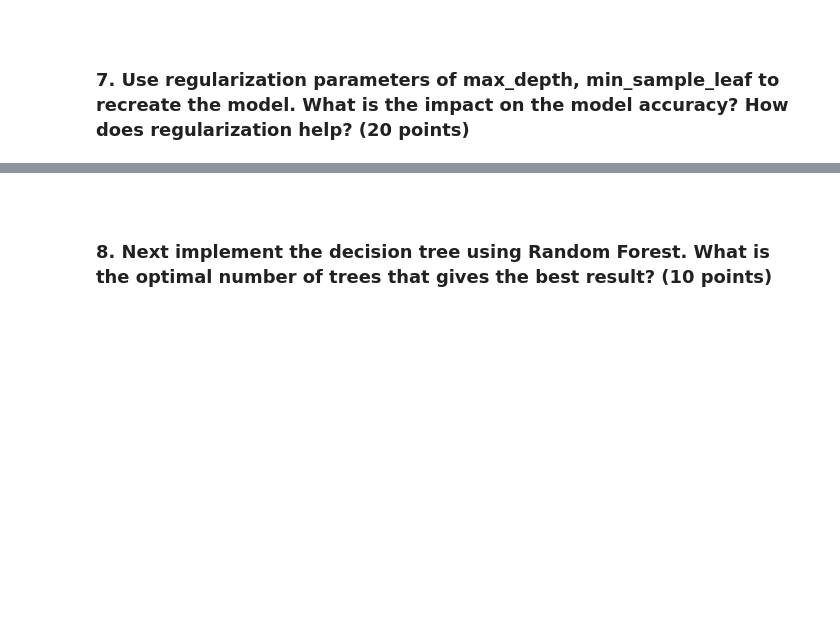
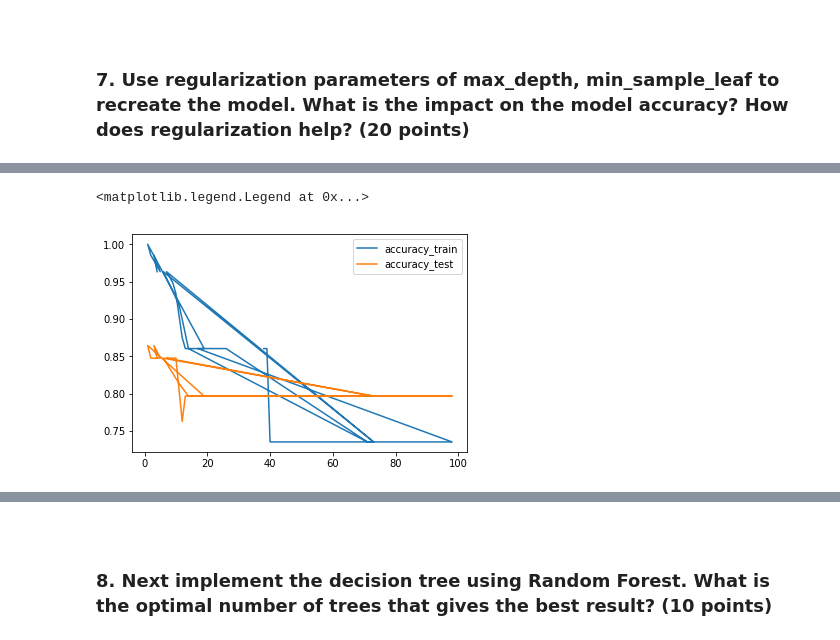
Before and after one commit to GreatLearningAIML1/chennai-aug-batch-senthilvelavan, a Jupyter notebook: EnsembleTechniques-R3-Project1/EnsembleTechniques_R3_Project1_Parkinson’s Disease.ipynb, the cells around one changed output, grey strips where cells are left out. Cells and saved outputs as stored; diff of their text form; code cells hidden in the pictures; blank space fills up the shorter version.

```diff
--- a/EnsembleTechniques-R3-Project1/EnsembleTechniques_R3_Project1_Parkinson’s Disease.ipynb
+++ b/EnsembleTechniques-R3-Project1/EnsembleTechniques_R3_Project1_Parkinson’s Disease.ipynb
@@ -598,0 +672,21 @@ spread1       0.373117
+# %%
+## min_samples_leaf - all possible values
+## --------------------------------------
+## Increasing the min_samples_leaf to 2,3 instead of the default 1 gives same accuracy for the test data and at the
+## same time, it is not overfitted model w.r.t training data
+
+minSampleLeaf=pd.Series([38,39,40,96,97,98,17,17,18,21,22,23,24,25,26,71,72,73,7,8,9,10,12,13,14,71,72,73,6,11,14,17,
+                        18,19,1,2,5,3,4])
+minLeaf=[]
+accuracy_train=[]
+accuracy_test=[]
+for x in minSampleLeaf:
+    Y_reg = pd_df[['status']]
+    X_reg = pd_df[['MDVP:Fo(Hz)','MDVP:Shimmer','PPE','spread1']]
+    model(X_reg,Y_reg,'entropy','None',x,depth,minLeaf,accuracy_train,accuracy_test, False)
+    ##system("dot -Tpng PD_No_Yes_func.dot -o PD_No_Yes_func.png")
+    ##Image("PD_No_Yes_func.png")
+
+report = pd.DataFrame({'minLeaf':minLeaf,'accuracy_train':accuracy_train,'accuracy_test':accuracy_test})
+report.sort_values(by=['minLeaf'],inplace=True)
+report
@@ -598,0 +711,7 @@ spread1       0.373117
+# %%
+plt.figure()
+plt.plot(report['minLeaf'], report['accuracy_train'], report['minLeaf'], report['accuracy_test'])
+plt.legend(['accuracy_train', 'accuracy_test'])
+# %% [output]
+<matplotlib.legend.Legend at 0x...>
+[figure, added]
```
Also changed, not shown: parts of 15 cells of this notebook.
